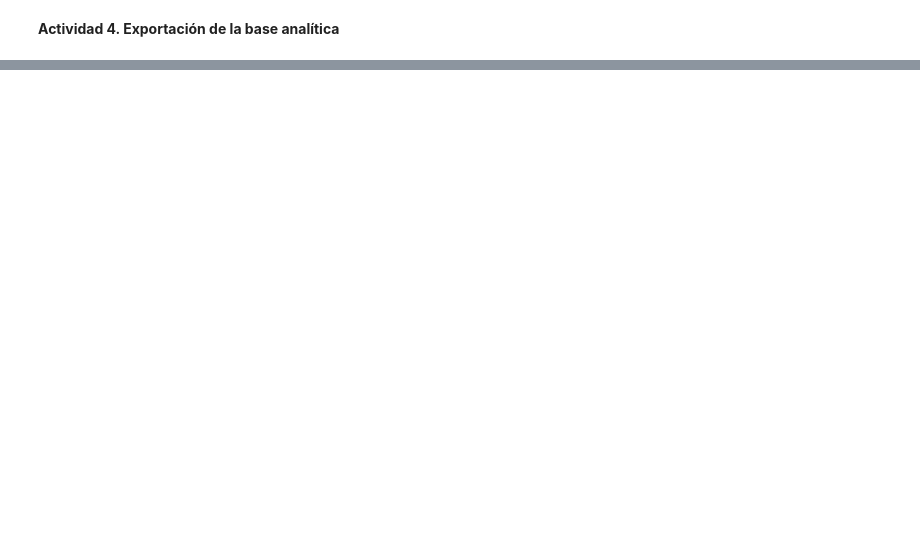
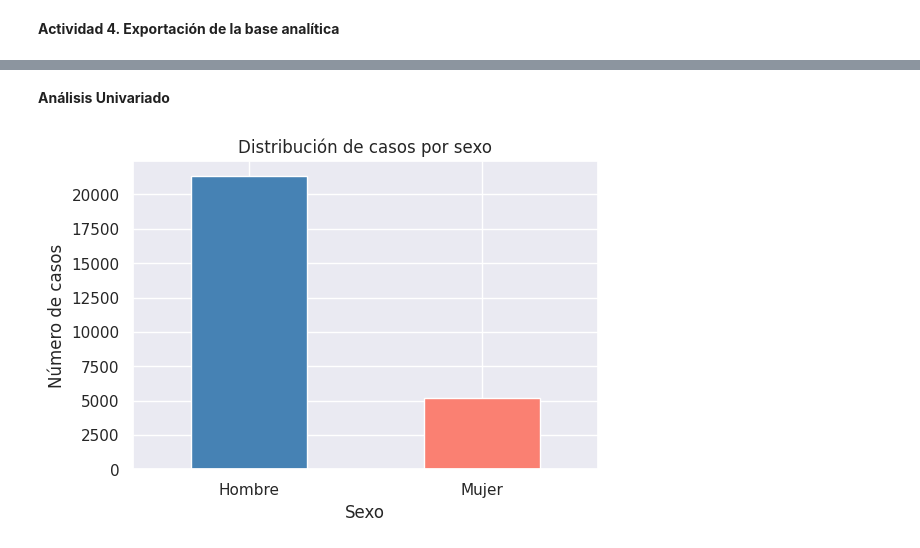
Before and after one commit to rafaelbarriosm/suicidio-colombia-analitica, a Jupyter notebook: Proyecto_2_Analitica_Datos.ipynb, the cells around one changed output, grey strips where cells are left out. Drawn from its saved outputs; the diff is of its cells as text; code cells hidden in the pictures; blank space fills up the shorter version.

```diff
--- a/Proyecto_2_Analitica_Datos.ipynb
+++ b/Proyecto_2_Analitica_Datos.ipynb
@@ -922,0 +756,23 @@ files.download("Suicidios_Colombia_Base_Analitica.xlsx")
+# %% [markdown]
+**Análisis Univariado**
+# %%
+#Distribución por sexo de la víctima
+
+import matplotlib.pyplot as plt
+
+plt.figure(figsize=(6,4))
+
+df["Sexo de la victima"].value_counts().plot(
+    kind="bar",
+    color=["steelblue","salmon"]
+)
+
+plt.title("Distribución de casos por sexo")
+plt.xlabel("Sexo")
+plt.ylabel("Número de casos")
+
+plt.xticks(rotation=0)
+
+plt.show()
+# %% [output]
+[figure, added]
```
Also changed, not shown: parts of 110 cells of this notebook.
